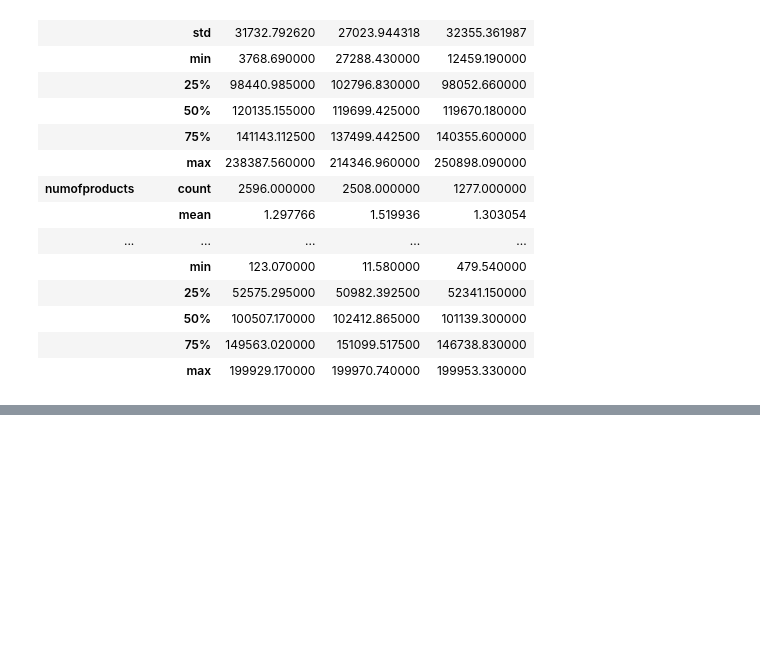
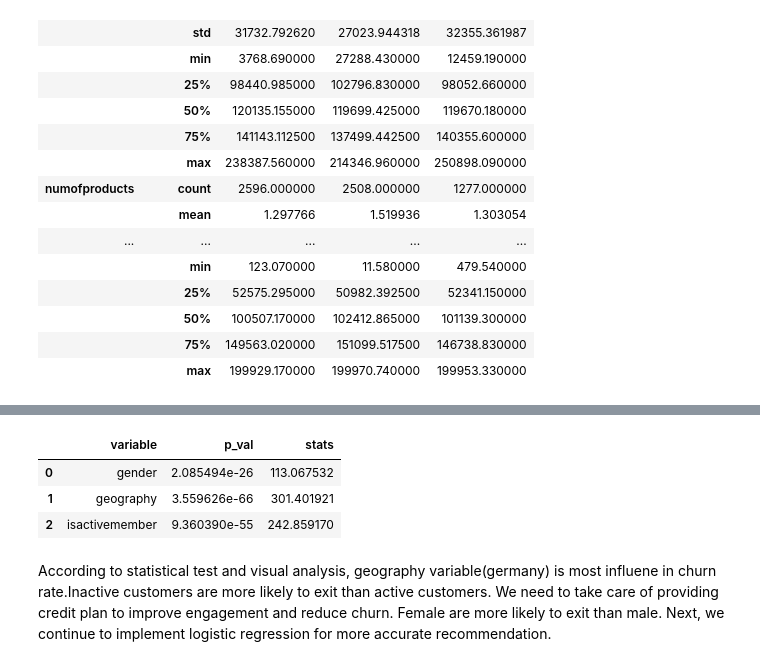
Before and after one commit to shwezin-coder/Bank-Churn-Customer, a Jupyter notebook: bank_churn_analysis.ipynb, the cells around one changed output, grey strips where cells are left out. Saved outputs shown, nothing was run; the diff lists cells and outputs as text; code cells hidden in the pictures; blank space fills up the shorter version.

```diff
--- a/bank_churn_analysis.ipynb
+++ b/bank_churn_analysis.ipynb
@@ -863,0 +874,6 @@ Germany customers have higher churn rate than other countries. They have higher
+# %%
+contingency_table = {}
+
+for col in churn_categorical_columns:
+    contingency_table[col] = pd.crosstab(bank_account_df[col],bank_account_df['exited'])
+    display(contingency_table[col])
@@ -863,0 +894,16 @@ Germany customers have higher churn rate than other countries. They have higher
+# %%
+from scipy.stats import chi2_contingency
+
+chi2_results = []
+for col in churn_categorical_columns:
+    chi2_stats,chi2_p_val,dof,expected = chi2_contingency(contingency_table[col])
+    chi2_results.append({'variable':col,'p_val':chi2_p_val,'stats':chi2_stats})
+chi2_results = pd.DataFrame(chi2_results)
+chi2_results
+# %% [output]
+|  | variable | p_val | stats |
+| 0 | gender | 2.085494e-26 | 113.067532 |
+| 1 | geography | 3.559626e-66 | 301.401921 |
+| 2 | isactivemember | 9.360390e-55 | 242.859170 |
+# %% [markdown]
+According to statistical test and visual analysis, geography variable(germany) is most influene in churn rate.Inactive customers are more likely to exit than active customers. We need to take care of providing credit plan to improve engagement and reduce churn. Female are more likely to exit than male. Next, we continue to implement logistic regression for more accurate recommendation.
```
Also changed, not shown: parts of 11 cells of this notebook.
